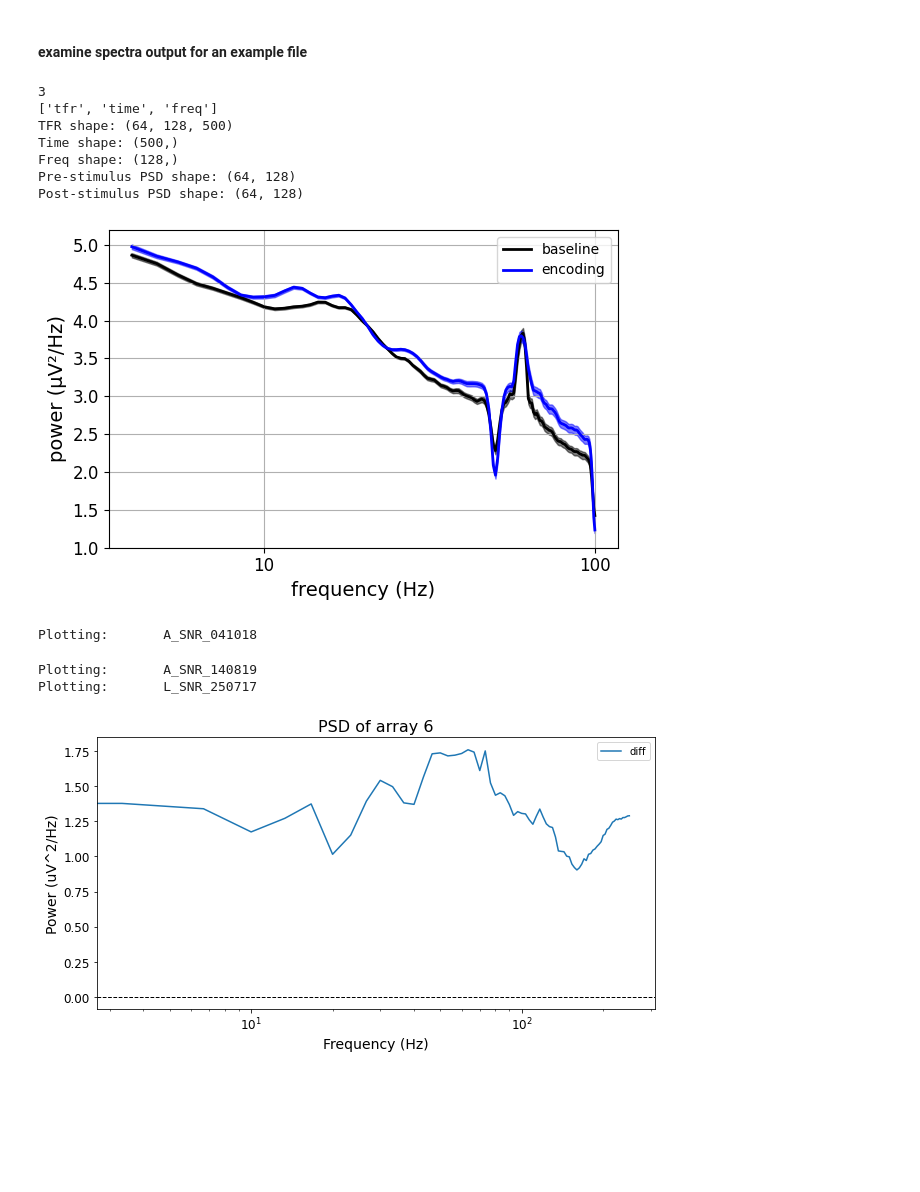
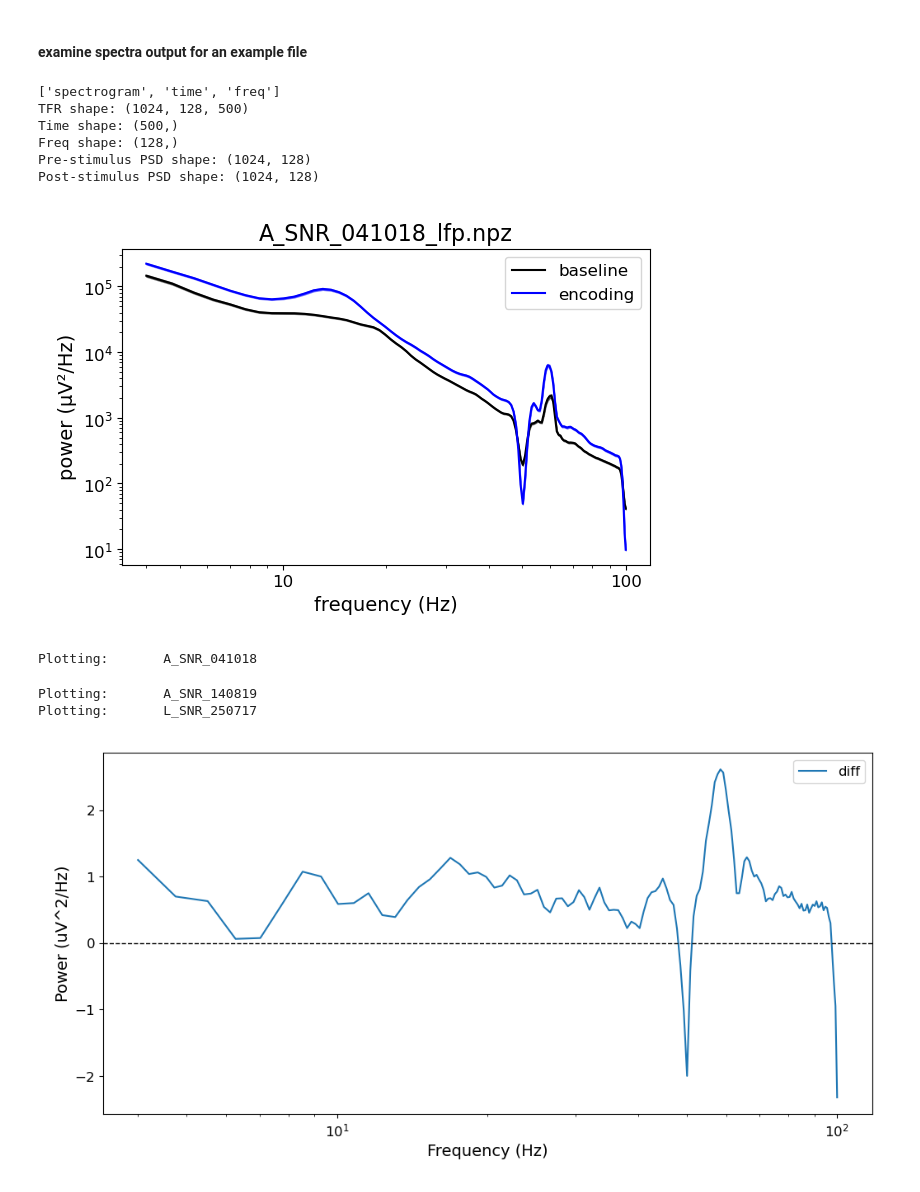
Before and after one commit to voytekresearch/v1_v4_1024_elec, a Jupyter notebook: notebooks/plotting/plot_spectra.ipynb, the cells around one changed output. Saved outputs shown, nothing was run; the diff lists cells and outputs as text; code cells hidden in the pictures; blank space fills up the shorter version.

```diff
--- a/notebooks/plotting/plot_spectra.ipynb
+++ b/notebooks/plotting/plot_spectra.ipynb
@@ -40,27 +36,35 @@ for path in [PROJECT_PATH, EXTERNAL_PATH]:
+# %%
+def compute_epoch_psd(tfr, time, duration=0.3):
+    """
+    Split the TFR into pre- and post-stimulus epochs.
+
+    """
+
+    psd_pre = np.mean(crop_tfr(tfr, time, [-duration, 0])[0], axis=-1)
+    psd_post = np.mean(crop_tfr(tfr, time, [0, duration])[0], axis=-1)
+
+    return psd_pre, psd_post
 # %% [markdown]
 #### examine spectra output for an example file
 # %%
 # load example psd and plot
-
-# pick example file
-i_sessions = 0
-i_array = 6
-nps_idx = (i_array+1) // 2
-print(nps_idx)
+# NOTE: this was used to develop scripts.plotting.plot_spectra.py
 
 # load and unpack
-fname_in = f"{EXTERNAL_PATH}/data/lfp/lfp_tfr/{SESSIONS[i_sessions]}/NSP{nps_idx}_array{i_array}_LFP.npz"
-data_in = np.load(fname_in)
-tfr = data_in['tfr']
+dir_input = f"{EXTERNAL_PATH}/data/lfp/lfp_tfr/sessions"
+files = os.listdir(dir_input)
+data_in = np.load(f"{dir_input}/{files[0]}")
+tfr = data_in['spectrogram']
 time = data_in['time']
 freq = data_in['freq']
 
 # split pre- and post-stimulus
-psd_pre = np.mean(tfr[:,:,time<0], axis=-1)
-psd_post = np.mean(tfr[:,:,time>0], axis=-1)
+psd_pre, psd_post = compute_epoch_psd(tfr, time)
 
 # plot spectra
-plot_spectra_2conditions(psd_pre, psd_post, freq)
+fig, ax = plt.subplots(figsize=(6, 4))
+plot_spectra_2conditions(psd_pre, psd_post, freq, ax=ax)
+ax.set_title(files[0])
 
 # print info
 print(data_in.files)
@@ -70,12 +74,11 @@ print(f"Freq shape: {freq.shape}")
 print(f"Pre-stimulus PSD shape: {psd_pre.shape}")
 print(f"Post-stimulus PSD shape: {psd_post.shape}")
 # %% [output]
-3
-['tfr', 'time', 'freq']
-TFR shape: (64, 128, 500)
+['spectrogram', 'time', 'freq']
+TFR shape: (1024, 128, 500)
 Time shape: (500,)
 Freq shape: (128,)
-Pre-stimulus PSD shape: (64, 128)
-Post-stimulus PSD shape: (64, 128)
+Pre-stimulus PSD shape: (1024, 128)
+Post-stimulus PSD shape: (1024, 128)
-[figure, old version]
+[figure, new version]
 # %%
@@ -116,30 +120,32 @@ Plotting:       L_SNR_250717
 # %%
 # compute differnce of log psd and plot
 
 # compute log psd
-log_psd_pre = np.log(psd_pre['spectra'])
-log_psd_post = np.log(psd_post['spectra'])
+log_psd_pre = np.log(psd_pre)
+log_psd_post = np.log(psd_post)
 
 # compute difference
 log_psd_diff = log_psd_post - log_psd_pre
 
 # plot log psd
 fig, ax = plt.subplots(1, 1, figsize=(10, 5))
-ax.plot(psd_post['freq'], np.mean(log_psd_diff, axis=(0,1)), label='diff')
+ax.plot(freq, np.mean(log_psd_diff, axis=0), label='diff')
 
 # label
 ax.set_xlabel('Frequency (Hz)')
 ax.set_ylabel('Power (uV^2/Hz)')
-ax.set_title(f"PSD of array {i_array}")
+# ax.set_title(f"PSD of array {i_array}")
 ax.legend()
 
 # annotate power=0
 ax.axhline(0, color='k', linestyle='--', linewidth=1)
 
 # scale x-axis logarithmically
-ax.set(xscale="log");
+ax.set(xscale="log")
+
+plt.show()
 # %% [output]
-[figure, old version]
+[figure, new version]
 # %%
 # these have been developed into functions within the modules scripts.utils.py and scripts.plots.py
 
```
Also changed, not shown: parts of 11 cells of this notebook.
